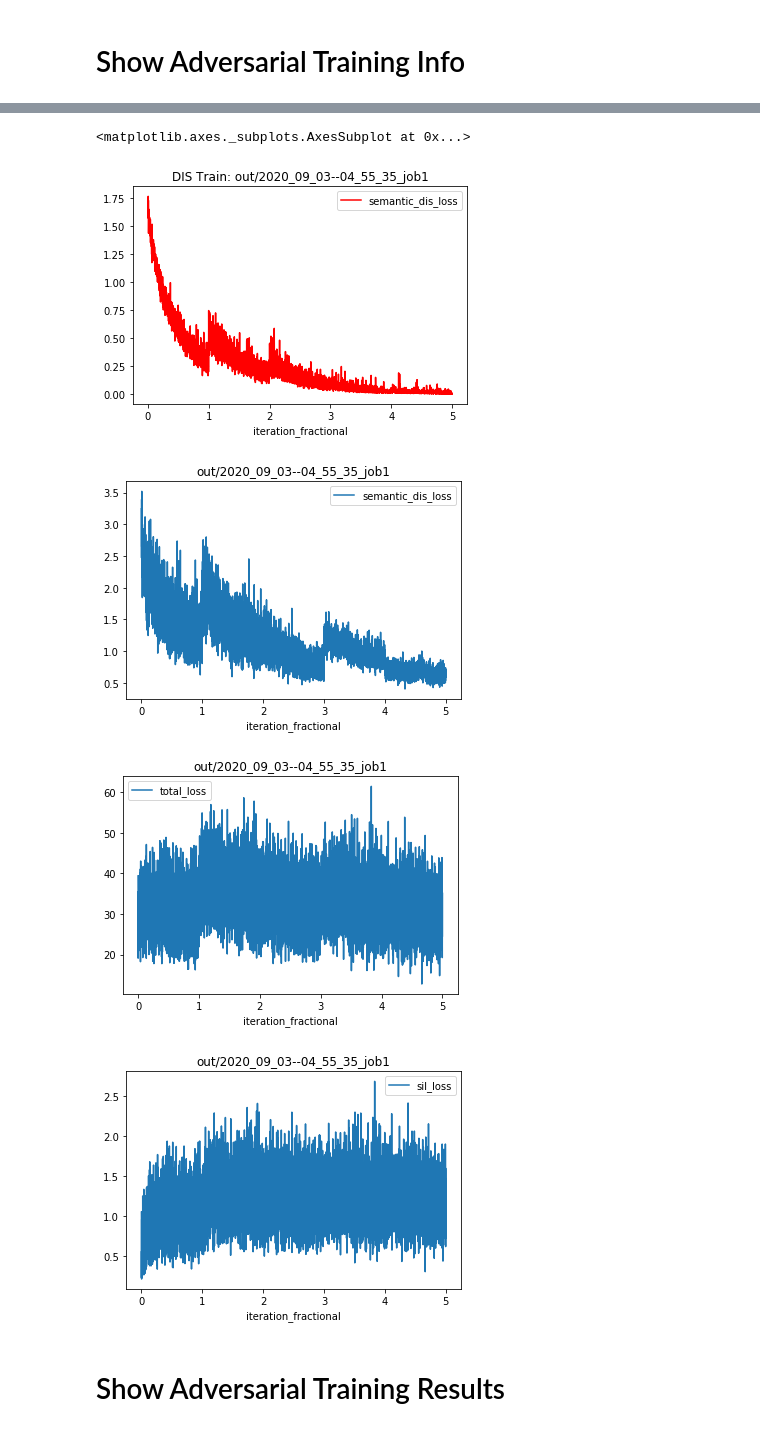
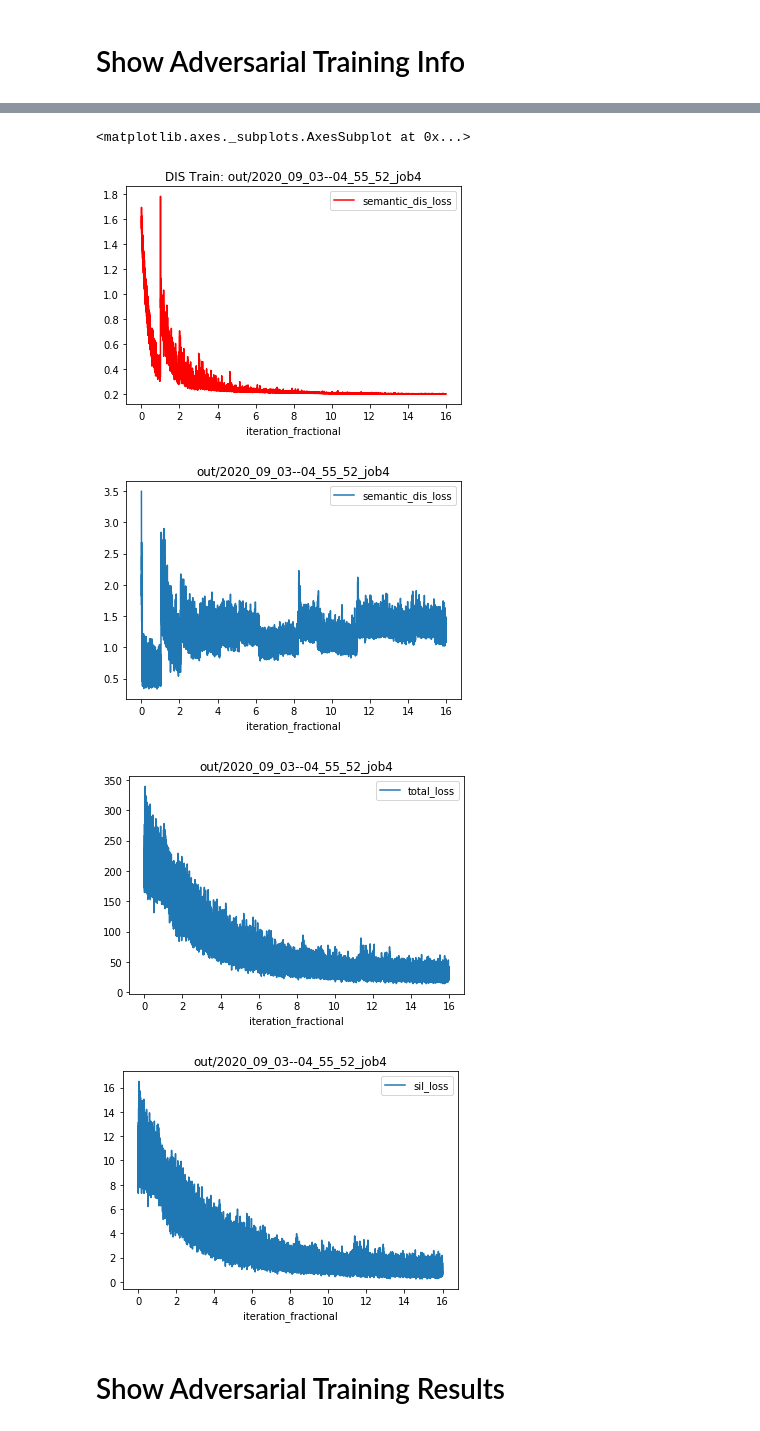
Before and after one commit to b7leung/sil_consistent_at_inference, a Jupyter notebook: notebooks/Adversarial Semantic Descriminator Debug.ipynb, the cells around one changed output, grey strips where cells are left out. Drawn from its saved outputs; the diff is of its cells as text; code cells hidden in the pictures.

```diff
--- a/notebooks/Adversarial Semantic Descriminator Debug.ipynb
+++ b/notebooks/Adversarial Semantic Descriminator Debug.ipynb
@@ -62,7 +62,7 @@ cfg = utils.load_config(cfg_path, "configs/default.yaml")
 # %% [markdown]
 # Show Adversarial Training Info
 # %%
-n="job1"
+n="job4"
 
 saved_model_path = "out/{}".format(get_exp_path(n))
 print(saved_model_path)
@@ -71,29 +71,30 @@ out/2020_09_03--04_55_35_job1
 # %%
 # show training plots
 training_info = pickle.load(open(os.path.join(saved_model_path, "training_df.p"), "rb"))
 
 # showing discriminator plots
 semantic_dis_training_df = training_info["semantic_dis"]
-# adding extra column for fracitional iteration
-iteration_fractional = np.linspace(0, max(semantic_dis_training_df['iteration'])+1, len(semantic_dis_training_df)+1)[:-1]
-semantic_dis_training_df["iteration_fractional"] = iteration_fractional
+if not semantic_dis_training_df.empty:
+    # adding extra column for fracitional iteration
+    iteration_fractional = np.linspace(0, max(semantic_dis_training_df['iteration'])+1, len(semantic_dis_training_df)+1)[:-1]
+    semantic_dis_training_df["iteration_fractional"] = iteration_fractional
 
-#display(semantic_dis_training_df)
-semantic_dis_training_df.plot.line(x="iteration_fractional", y="semantic_dis_loss", title="DIS Train: " + saved_model_path, color='r')
+    #display(semantic_dis_training_df)
+    semantic_dis_training_df.plot.line(x="iteration_fractional", y="semantic_dis_loss", title="DIS Train: " + saved_model_path, color='r')
 
 
 # showing generator (deformation net) plots
 deform_gen_training_df = training_info["deform_net_gen"]
 iteration_fractional = np.linspace(0, max(deform_gen_training_df['iteration'])+1, len(deform_gen_training_df)+1)[:-1]
 deform_gen_training_df["iteration_fractional"] = iteration_fractional
 #display(deform_gen_training_df)
 
 deform_gen_training_df.plot.line(x="iteration_fractional", y="semantic_dis_loss", title=saved_model_path)
 deform_gen_training_df.plot.line(x="iteration_fractional", y="total_loss", title=saved_model_path)
 deform_gen_training_df.plot.line(x="iteration_fractional", y="sil_loss", title=saved_model_path)
 # %% [output]
 <matplotlib.axes._subplots.AxesSubplot at 0x...>
-[figure, old version]
+[figure, new version]
-[figure, old version]
+[figure, new version]
-[figure, old version]
+[figure, new version]
-[figure, old version]
+[figure, new version]
```
Also changed, not shown: parts of 5 cells of this notebook, 19 other files.
